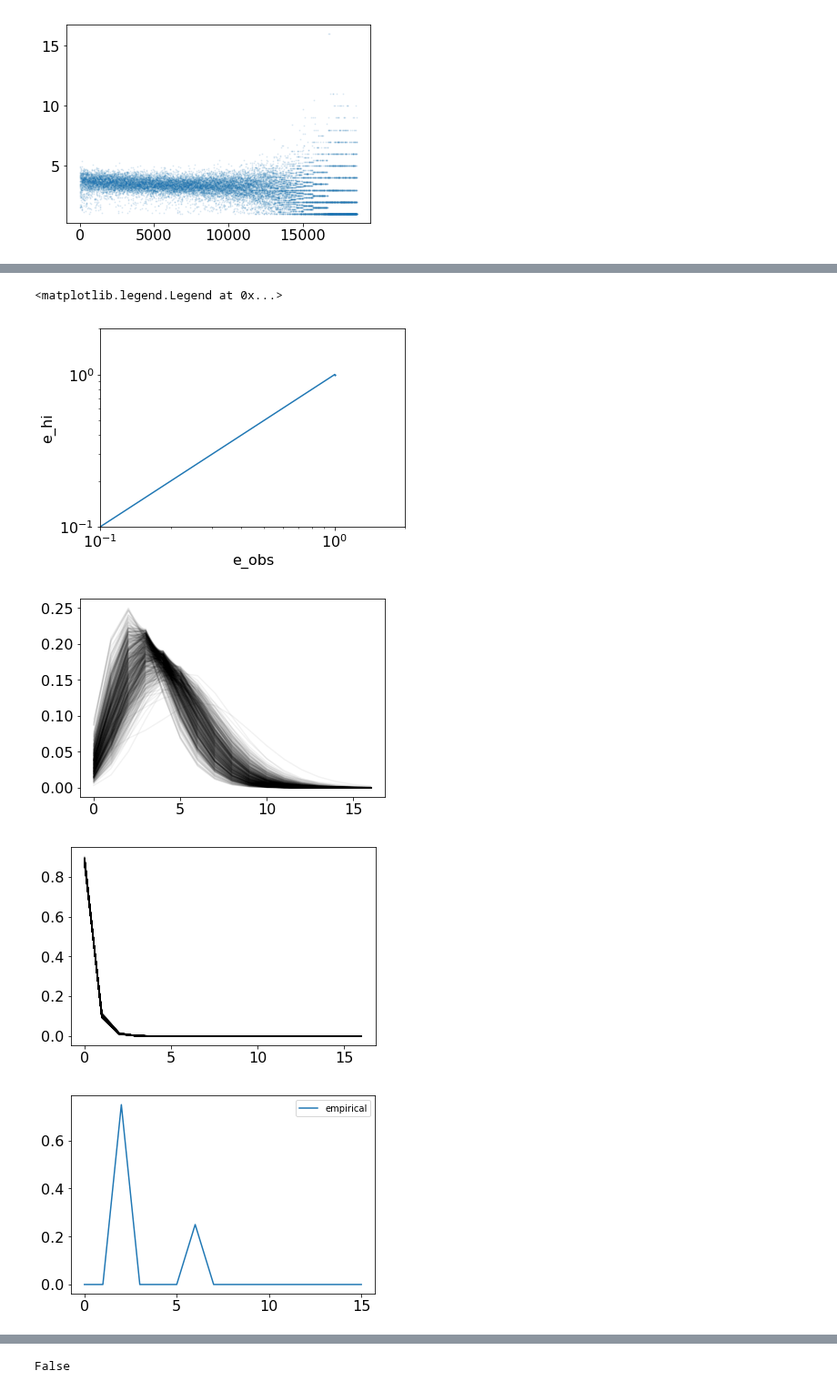
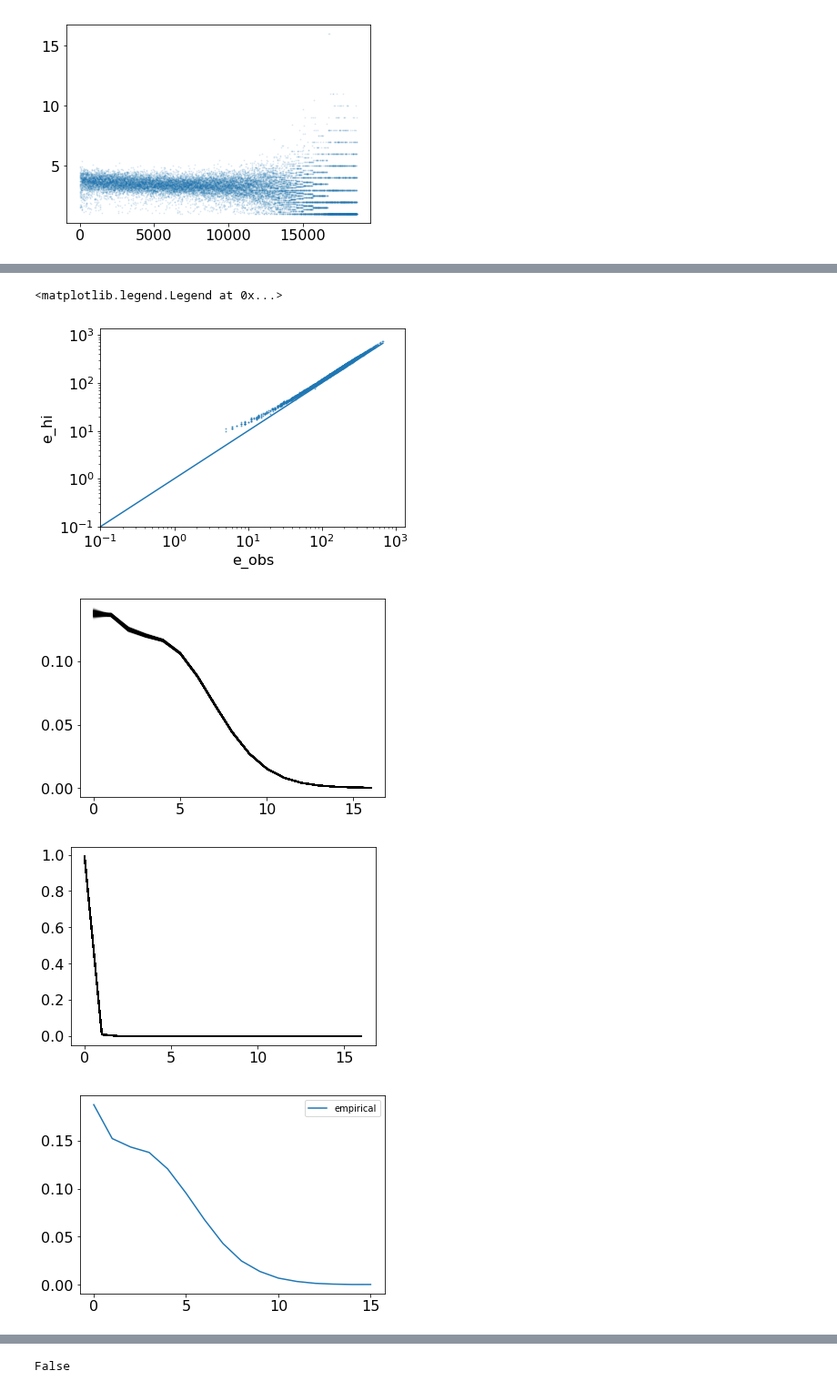
Before and after one commit to broadinstitute/CellBender, a Jupyter notebook: proto/chimera/notebooks/dtm_exploration.ipynb, the cells around one changed output, grey strips where cells are left out. Shown at 91% size. Saved outputs shown, nothing was run; the diff lists cells and outputs as text; code cells hidden in the pictures.

```diff
--- a/proto/chimera/notebooks/dtm_exploration.ipynb
+++ b/proto/chimera/notebooks/dtm_exploration.ipynb
@@ -324,7 +324,7 @@ pyro.clear_param_store()
 
 gene_expression_prior = SingleCellFeaturePredictedGeneExpressionPrior(
     sc_fingerprint_dtm=sc_fingerprint_dtm,
-    hidden_activation=torch.nn.Tanh(),
+    hidden_activation=torch.nn.SELU(),
     device=device,
     dtype=dtype)
 
@@ -611,5 +614,5 @@ with torch.no_grad():
 # %%
-gene_index = 15000
+gene_index = 0
 
 sampler = PosteriorGeneExpressionSampler(model, device, dtype)
 expr_dict = sampler.get_gene_expression_posterior_sampling_summary(
@@ -721,8 +724,8 @@ mean_e_hi (prior): 0.0004924299428239465
 <matplotlib.legend.Legend at 0x...>
-[figure, old version]
+[figure, new version]
-[figure, old version]
+[figure, new version]
-[figure, old version]
+[figure, new version]
-[figure, old version]
+[figure, new version]
 # %%
 plt.figure(figsize=(18,4))
 
```
Also changed, not shown: parts of 10 cells of this notebook.
